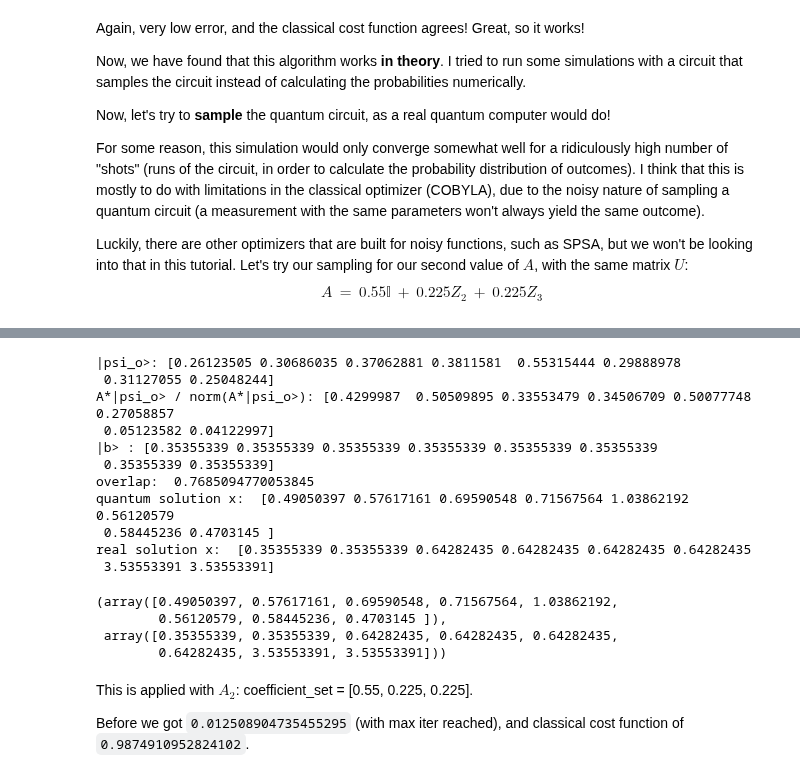
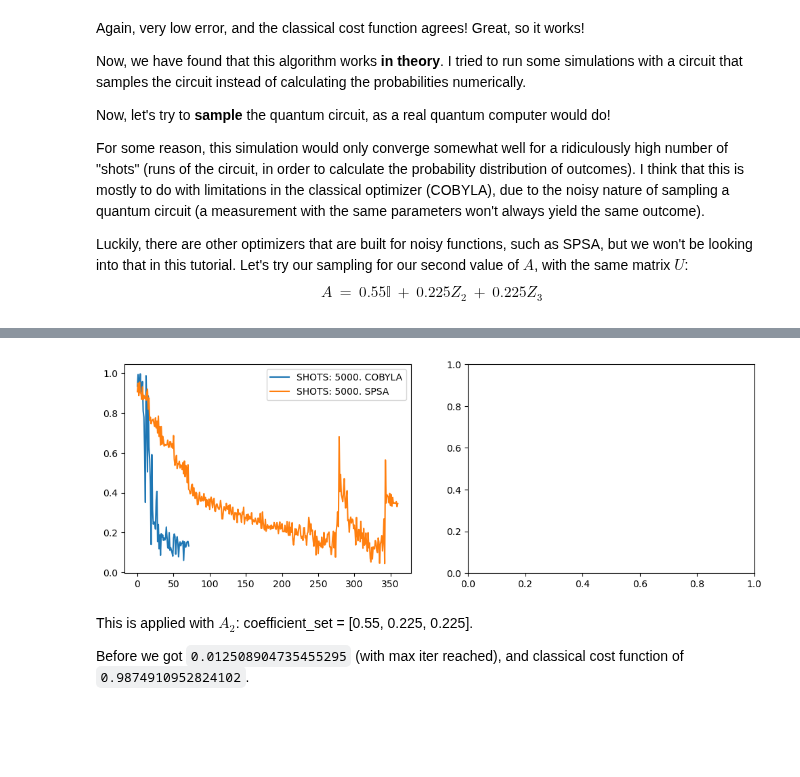
Before and after one commit to ZhiganovD/Numerical-methods-VQE, a Jupyter notebook: Alice_Gregor/Qiskit Notebook VQLS.ipynb, the cells around one changed output, grey strips where cells are left out. Cells and saved outputs as stored; diff of their text form; code cells hidden in the pictures; blank space fills up the shorter version.

```diff
--- a/Alice_Gregor/Qiskit Notebook VQLS.ipynb
+++ b/Alice_Gregor/Qiskit Notebook VQLS.ipynb
@@ -1057,2 +1017,33 @@ Cost Function Value (Sampling): 0.573278 (Num: 0.189065 / Denom: 0.443064)
     nfev: 72
    maxcv: 0.0
+# %%
+# #Using Qiskit SPSA: works, but converges slowly
+# #(        *25, 0.1 , 0.1 , False, False, --------: 36m, maxiter)
+# #( 10000, *25, 0.15, 0.15, True , True , --------: 43m, maxiter)
+# #( 10000, *20, 0.20, 0.10, True , True , --------: 37m, maxiter)
+
+cost_history_SPSA = []
+SHOTS = 5000
+from qiskit_algorithms.optimizers import SPSA
+spsa = SPSA(
+    maxiter=num_params*20,
+    learning_rate=0.2,
+    perturbation=0.1,
+    blocking=False,
+    trust_region=False,
+    # allowed_increase=0.01
+)
+cost_history_spsa = []
+SHOTS = 5000
+out = spsa.minimize(
+    fun=lambda x: calculate_cost_function_sampling(x, cost_history_SPSA),
+    x0=x0
+)
+print(out)
+out_f = [out.x[0:3], out.x[3:6], out.x[6:9]]
+with open("vqls/cost_history_SPSA.txt", "a") as f:
+    f.write("SPSA MINIMIZATION \n")
+    f.write("SHOTS = " + str(SHOTS) + "\n")
+    f.write(str(out)+ "\n \n")
+    f.write("Cost history: \n")
+    f.write(str(cost_history_SPSA) + "\n \n \n \n")
@@ -1074,21 +1109,13 @@ def compare_quantum_classical(A,psi_o):
-# %%
-compare_quantum_classical(A2,psi_o)
-# %% [output]
-|psi_o>: [0.26123505 0.30686035 0.37062881 0.3811581  0.55315444 0.29888978
- 0.31127055 0.25048244]
-A*|psi_o> / norm(A*|psi_o>): [0.4299987  0.50509895 0.33553479 0.34506709 0.50077748 0.27058857
- 0.05123582 0.04122997]
-|b> : [0.35355339 0.35355339 0.35355339 0.35355339 0.35355339 0.35355339
- 0.35355339 0.35355339]
-overlap:  0.7685094770053845
-quantum solution x:  [0.49050397 0.57617161 0.69590548 0.71567564 1.03862192 0.56120579
- 0.58445236 0.4703145 ]
-real solution x:  [0.35355339 0.35355339 0.64282435 0.64282435 0.64282435 0.64282435
- 3.53553391 3.53553391]
-(array([0.49050397, 0.57617161, 0.69590548, 0.71567564, 1.03862192,
-        0.56120579, 0.58445236, 0.4703145 ]),
- array([0.35355339, 0.35355339, 0.64282435, 0.64282435, 0.64282435,
-        0.64282435, 3.53553391, 3.53553391]))
+# %%
+import matplotlib.pyplot as plt
+def plot_cost_history():
+    fig, ax = plt.subplots(1,2,figsize=(12,4))
+    ax[0].plot(range(len(cost_history_cobyla)), cost_history_cobyla, label=f"SHOTS: 5000. COBYLA")
+    ax[0].plot(range(len(cost_history_SPSA)), cost_history_SPSA, label=f"SHOTS: 5000. SPSA")
+    ax[0].legend()
+plot_cost_history()
+# %% [output]
+[figure, added]
 # %% [markdown]
 This is applied with $A_2$: coefficient_set = [0.55, 0.225, 0.225].
 
```
Also changed, not shown: parts of 5 cells of this notebook, 2 other files.
